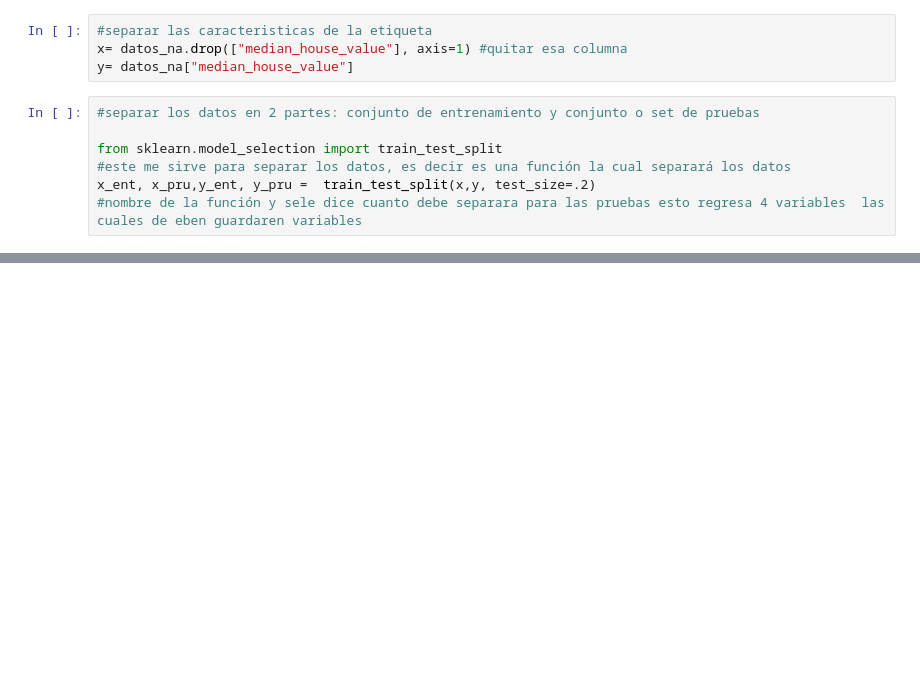
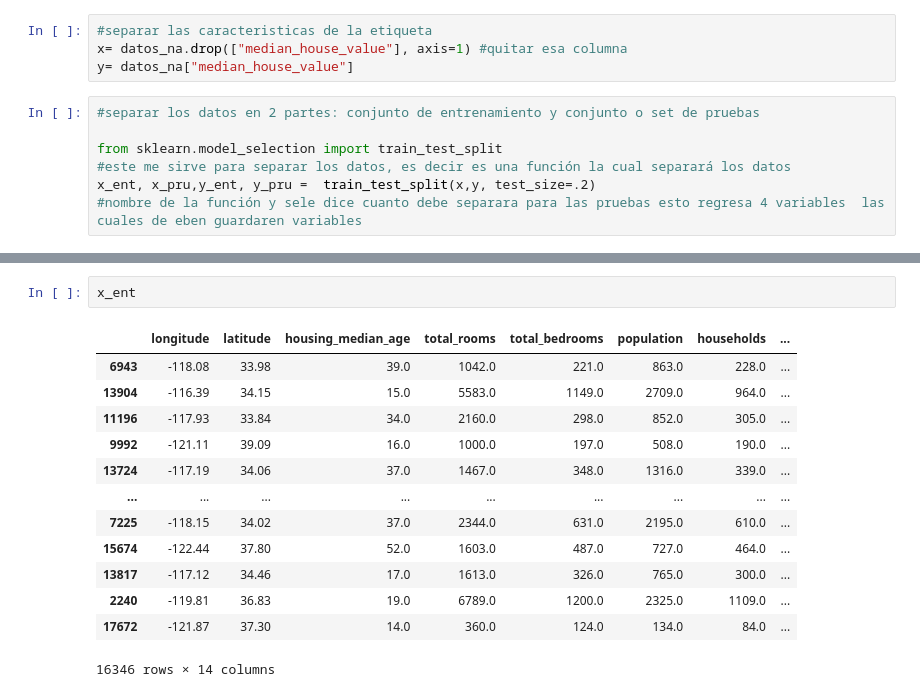
Before and after one commit to many3487/Curso-IA, a Jupyter notebook: sets de datos/ejercicio de regreción lineal.ipynb, the cells around one changed output, grey strips where cells are left out. Saved outputs shown, nothing was run; the diff lists cells and outputs as text; blank space fills up the shorter version.

```diff
--- a/sets de datos/ejercicio de regreción lineal.ipynb
+++ b/sets de datos/ejercicio de regreción lineal.ipynb
@@ -327,0 +482,16 @@ x_ent, x_pru,y_ent, y_pru =  train_test_split(x,y, test_size=.2)
+# %%
+x_ent
+# %% [output]
+|  | longitude | latitude | housing_median_age | total_rooms | total_bedrooms | population | households | ... |
+| 6943 | -118.08 | 33.98 | 39.0 | 1042.0 | 221.0 | 863.0 | 228.0 | ... |
+| 13904 | -116.39 | 34.15 | 15.0 | 5583.0 | 1149.0 | 2709.0 | 964.0 | ... |
+| 11196 | -117.93 | 33.84 | 34.0 | 2160.0 | 298.0 | 852.0 | 305.0 | ... |
+| 9992 | -121.11 | 39.09 | 16.0 | 1000.0 | 197.0 | 508.0 | 190.0 | ... |
+| 13724 | -117.19 | 34.06 | 37.0 | 1467.0 | 348.0 | 1316.0 | 339.0 | ... |
+| ... | ... | ... | ... | ... | ... | ... | ... | ... |
+| 7225 | -118.15 | 34.02 | 37.0 | 2344.0 | 631.0 | 2195.0 | 610.0 | ... |
+| 15674 | -122.44 | 37.80 | 52.0 | 1603.0 | 487.0 | 727.0 | 464.0 | ... |
+| 13817 | -117.12 | 34.46 | 17.0 | 1613.0 | 326.0 | 765.0 | 300.0 | ... |
+| 2240 | -119.81 | 36.83 | 19.0 | 6789.0 | 1200.0 | 2325.0 | 1109.0 | ... |
+| 17672 | -121.87 | 37.30 | 14.0 | 360.0 | 124.0 | 134.0 | 84.0 | ... |
+16346 rows × 14 columns
```
Also changed, not shown: parts of 24 cells of this notebook.
